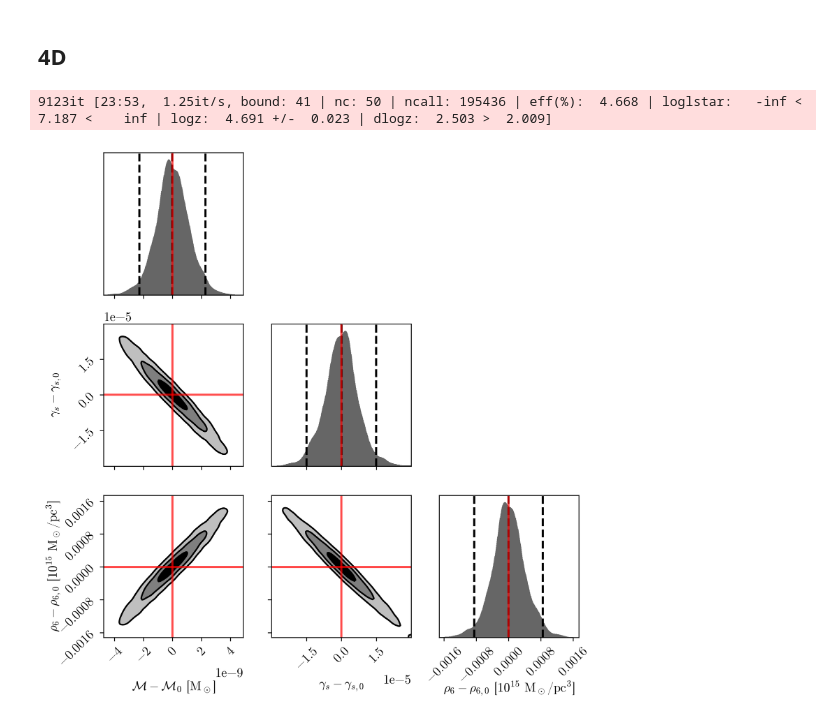
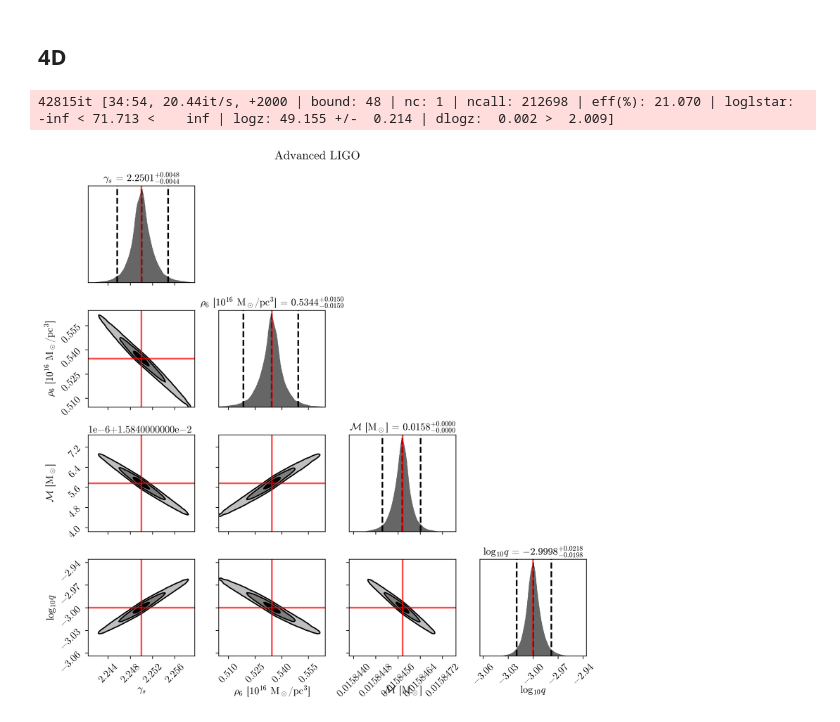
Before and after one commit to adam-coogan/pydd, a Jupyter notebook: notebooks/earth-based-ns.ipynb, the cells around one changed output. Cells and saved outputs as stored; diff of their text form; code cells hidden in the pictures.

```diff
--- a/notebooks/earth-based-ns.ipynb
+++ b/notebooks/earth-based-ns.ipynb
@@ -152,9 +157,21 @@ Text(0, 0.5, 'Likelihood')
 # %% [markdown]
 ## 2D
 # %%
-def ptform(u):
+def ptform_et(u):
     assert u.shape == (2,)
     v_m = jnp.array([3e-10, 2e-7])
+    return 2 * v_m * (u - 0.5)
+
+
+def ptform_ce(u):
+    assert u.shape == (2,)
+    v_m = 10 * jnp.array([3e-10, 2e-7])
+    return 2 * v_m * (u - 0.5)
+
+
+def ptform_aLIGO(u):
+    assert u.shape == (2,)
+    v_m = 10 * jnp.array([3e-10, 2e-7])
     return 2 * v_m * (u - 0.5)
 
 
@@ -330,6 +343,3 @@ plot_marginals(xs, ls, labels, vmax=None);
 [figure]
 # %% [markdown]
 ## 4D
-# %%
-v_low = jnp.array([2.0, 0., 0.01584575, -4])
-v_high = jnp.array([2.5, 1.0, 0.01584578, -2.5])
@@ -359,7 +410,9 @@ def get_ll_fft(x):
 # %%
-sampler = dynesty.NestedSampler(get_ll_fft, ptform, 4, nlive=2000)
+sampler = dynesty.NestedSampler(get_ll_fft, ptform_aLIGO, 4, nlive=2000)
 sampler.run_nested()
+# sampler = dynesty.DynamicNestedSampler(get_ll_fft, ptform, 4, nlive=2000)
+# sampler.run_nested(nlive_init=500, nlive_batch=100)
 results = sampler.results
 # %% [output]
-9123it [23:53,  1.25it/s, bound: 41 | nc: 50 | ncall: 195436 | eff(%):  4.668 | loglstar:   -inf <  7.187 <    inf | logz:  4.691 +/-  0.023 | dlogz:  2.503 >  2.009]
+42815it [34:54, 20.44it/s, +2000 | bound: 48 | nc: 1 | ncall: 212698 | eff(%): 21.070 | loglstar:   -inf < 71.713 <    inf | logz: 49.155 +/-  0.214 | dlogz:  0.002 >  2.009]
 # %%
@@ -368,13 +424,30 @@ with open(f"ns/earth-based-ns-4d.pkl", "wb") as output:
 # %%
 labels = (
+    r"$\gamma_s$",
+    r"$\rho_6$ [$10^{16}$ M$_\odot$/pc$^3$]",
     r"$\mathcal{M}$ [M$_\odot$]",
-    r"$\gamma_s - \gamma_{s,0}$",
-    r"$\rho_6 - \rho_{6,0}$ [$10^{16}$ M$_\odot$/pc$^3$]",
+    r"$\log_{10} q$",
 )
 quantiles_2d = [1 - np.exp(-(x ** 2) / 2) for x in [1, 2, 3]]
+truths = (
+    DD_D.gamma_s,
+    DD_D.rho_6 / (1e16 * MSUN / PC ** 3),
+    DD_D.M_chirp / MSUN,
+    jnp.log10(DD_D.q),
+)
 fig, axes = dyplot.cornerplot(
-    results, labels=labels, quantiles_2d=quantiles_2d, truths=(0, 0, 0)
+    results,
+    labels=labels,
+    quantiles_2d=quantiles_2d,
+    smooth=0.015,
+    truths=truths,
+    span=(1, 1, 1, 1),
+    show_titles=True,
+    title_kwargs={"fontsize": 12},
+    title_fmt=".4f"
 )
+fig.suptitle("Advanced LIGO")
 fig.tight_layout()
+fig.savefig("figures/ns-aLIGO.pdf")
 # %% [output]
-[figure, old version]
+[figure, new version]
```
Also changed, not shown: parts of 9 cells of this notebook, 6 other files.
